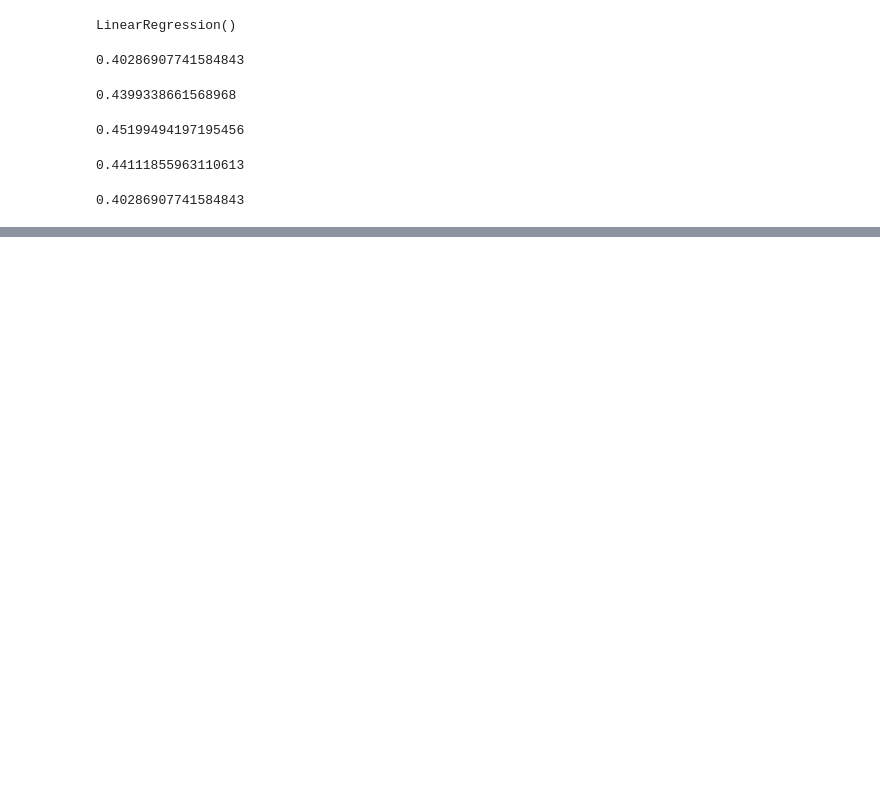
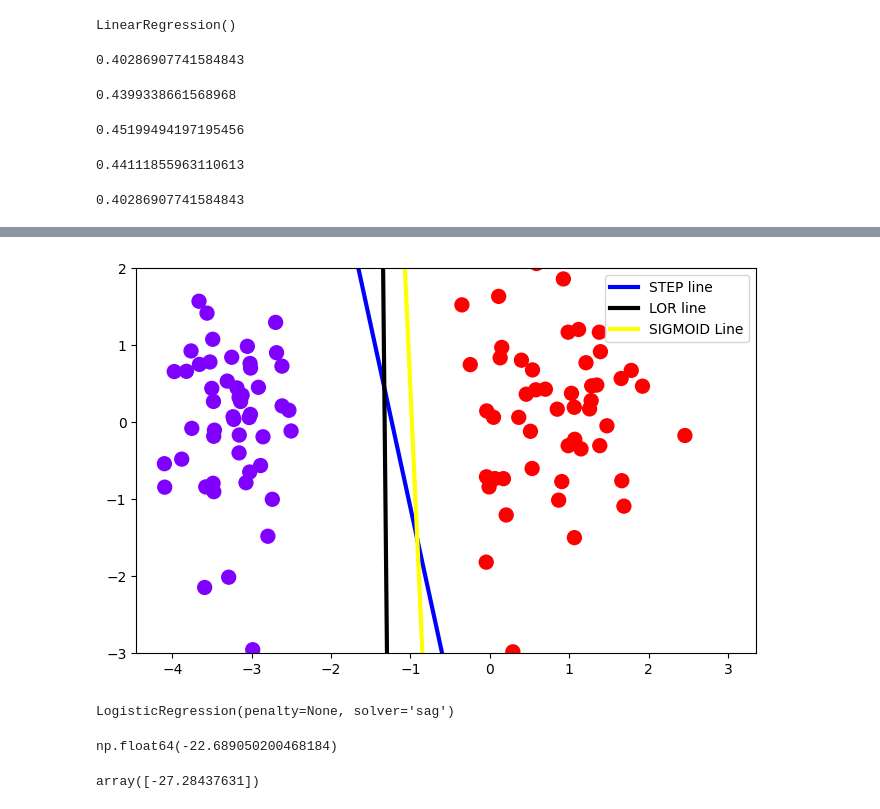
Before and after one commit to pragatii-sharmaa/Machine-Learning-Algorithms-code, a Jupyter notebook: SupervisedML.ipynb, the cells around one changed output, grey strips where cells are left out. Saved outputs shown, nothing was run; the diff lists cells and outputs as text; code cells hidden in the pictures; blank space fills up the shorter version.

```diff
--- a/SupervisedML.ipynb
+++ b/SupervisedML.ipynb
@@ -1010,0 +1096,51 @@ r2_score(y_test, y_pred)
+# %%
+import numpy as np
+
+def sigmoid(x):
+    return 1 / (1 + np.exp(-x))
+
+def perceptron(X, y):
+    X = np.insert(X, 0, 1, axis=1)  # Insert bias term (1s)
+    weights = np.random.randn(X.shape[1])  # Initialize weights randomly
+    lr = 0.1  # Learning rate
+
+    for i in range(1000):  # 1000 iterations
+        j = np.random.randint(0, X.shape[0])  # Random index
+        y_hat = sigmoid(np.dot(X[j], weights))  # Apply sigmoid activation
+        weights = weights + lr * (y[j] - y_hat) * X[j]  # Update weights using gradient descent
+
+    return weights[0], weights[1:]  # Return bias and other weights
+# %%
+intercept_,coef_= perceptron(X,y)
+# %%
+m= -(coef_[0]/coef_[1])
+b= -(intercept_/coef_[1])
+# %%
+x_input2= np.linspace(-3,3,100)
+y_input2=(m*x_input2+b)
+# %%
+plt.figure(figsize=(8,5))
+plt.plot(x_input, y_input, color='b', linewidth=3,label='STEP line')
+plt.plot(x_input1, y_input1, color='black', linewidth=3, label='LOR line') # Changed 'legend' to 'label'
+plt.plot(x_input2, y_input2, color='yellow', linewidth=3, label='SIGMOID Line')
+plt.scatter(X[:,0], X[:,1], c=y, cmap='rainbow', s=100)
+plt.ylim(-3,2)
+plt.legend()  # Add this line to display the legend
+plt.show()
+# %% [output]
+[figure, added]
+# %%
+lor= LogisticRegression(penalty=None, solver='sag')
+lor.fit(X,y)
+# %% [output]
+LogisticRegression(penalty=None, solver='sag')
+# %%
+m= -(lor.coef_[0][0]/lor.coef_[0][1])
+m
+# %% [output]
+np.float64(-22.689050200468184)
+# %%
+b= -(lor.intercept_/lor.coef_[0][1])
+b
+# %% [output]
+array([-27.28437631])
```
Also changed, not shown: parts of 26 cells of this notebook.
